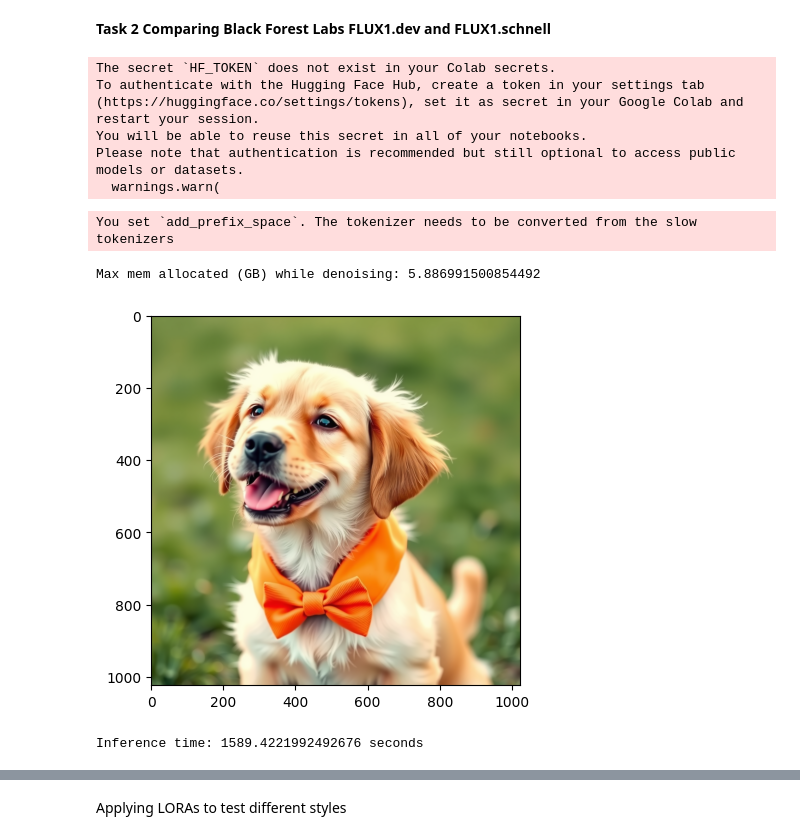
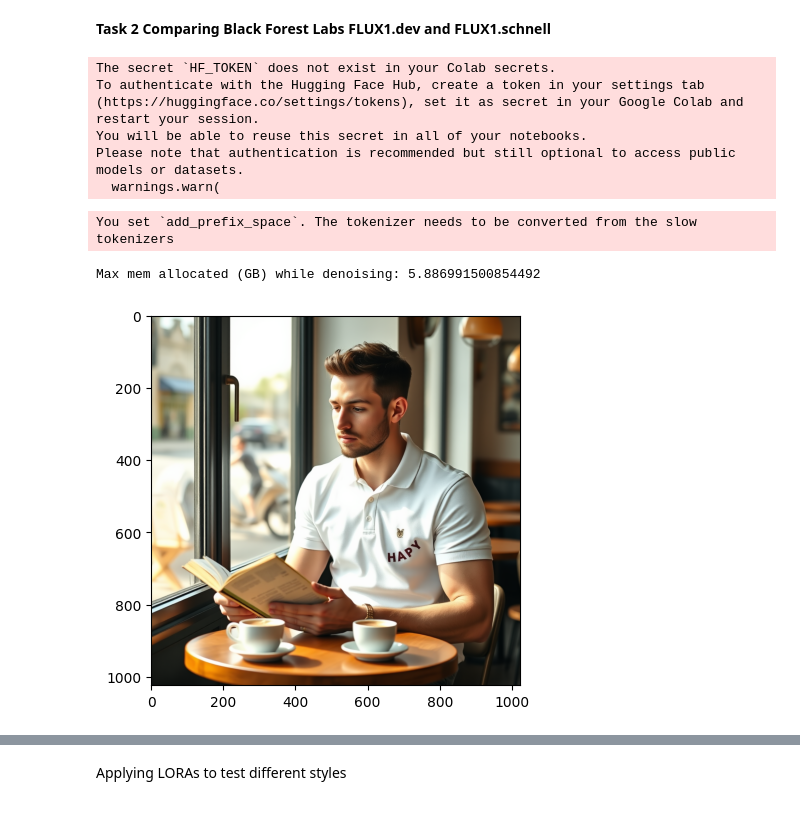
Before and after one commit to sfatimazahra/AI-Headshot-Generator, a Jupyter notebook: models_sd.ipynb, the cells around one changed output, grey strips where cells are left out. Drawn from its saved outputs; the diff is of its cells as text; code cells hidden in the pictures.

```diff
--- a/models_sd.ipynb
+++ b/models_sd.ipynb
@@ -165,20 +165,20 @@ pipe.vae.enable_tiling()
 pipe.vae.enable_slicing()
 pipe.enable_sequential_cpu_offload() # offloads modules to CPU on a submodule level (rather than model level)
 
-image = pipe(
-    prompt,
-    num_inference_steps=10,
-    max_sequence_length=256,
-    guidance_scale=0.0,
-    height=height,
-    width=width,
-    generator = generator,
-).images[0]
-print('Max mem allocated (GB) while denoising:', torch.cuda.max_memory_allocated() / (1024 ** 3))
+# image = pipe(
+#     prompt,
+#     num_inference_steps=10,
+#     max_sequence_length=256,
+#     guidance_scale=0.0,
+#     height=height,
+#     width=width,
+#     generator = generator,
+# ).images[0]
+# print('Max mem allocated (GB) while denoising:', torch.cuda.max_memory_allocated() / (1024 ** 3))
 
-plt.imshow(image)
-plt.show()
-calctime(start_time)
+# plt.imshow(image)
+# plt.show()
+# calctime(start_time)
 # %% [output]
 The secret `HF_TOKEN` does not exist in your Colab secrets.
 To authenticate with the Hugging Face Hub, create a token in your settings tab (https://huggingface.co/settings/tokens), set it as secret in your Google Colab and restart your session.
@@ -186,24 +186,24 @@ You will be able to reuse this secret in all of your notebooks.
 Please note that authentication is recommended but still optional to access public models or datasets.
   warnings.warn(
 You set `add_prefix_space`. The tokenizer needs to be converted from the slow tokenizers
-Max mem allocated (GB) while denoising: 5.886991500854492
-[figure, removed]
-Inference time: 1589.4221992492676 seconds
 # %%
-pipe.to('cuda')
+
 prompt = ('A man in his mid 20s, no beard, caucassian, reading a book, in a well lit cafe during the day, sitting by the window, wearing a white polo shirt titled HAPPY, casual trousers, round table, wooden furniture, with a coffee cup in front of him, having a thoughtful expression.')
 image = pipe(
     prompt,
     num_inference_steps=4,
     max_sequence_length=256,
     height=height,
     width=width,
     generator = generator,
 ).images[0]
 print('Max mem allocated (GB) while denoising:', torch.cuda.max_memory_allocated() / (1024 ** 3))
 
 plt.imshow(image)
 plt.show()
+# %% [output]
+Max mem allocated (GB) while denoising: 5.886991500854492
+[figure, added]
 # %%
 # FLUX.1 DEV, guidance distilled
 
```
Also changed, not shown: parts of 1 cell of this notebook.
